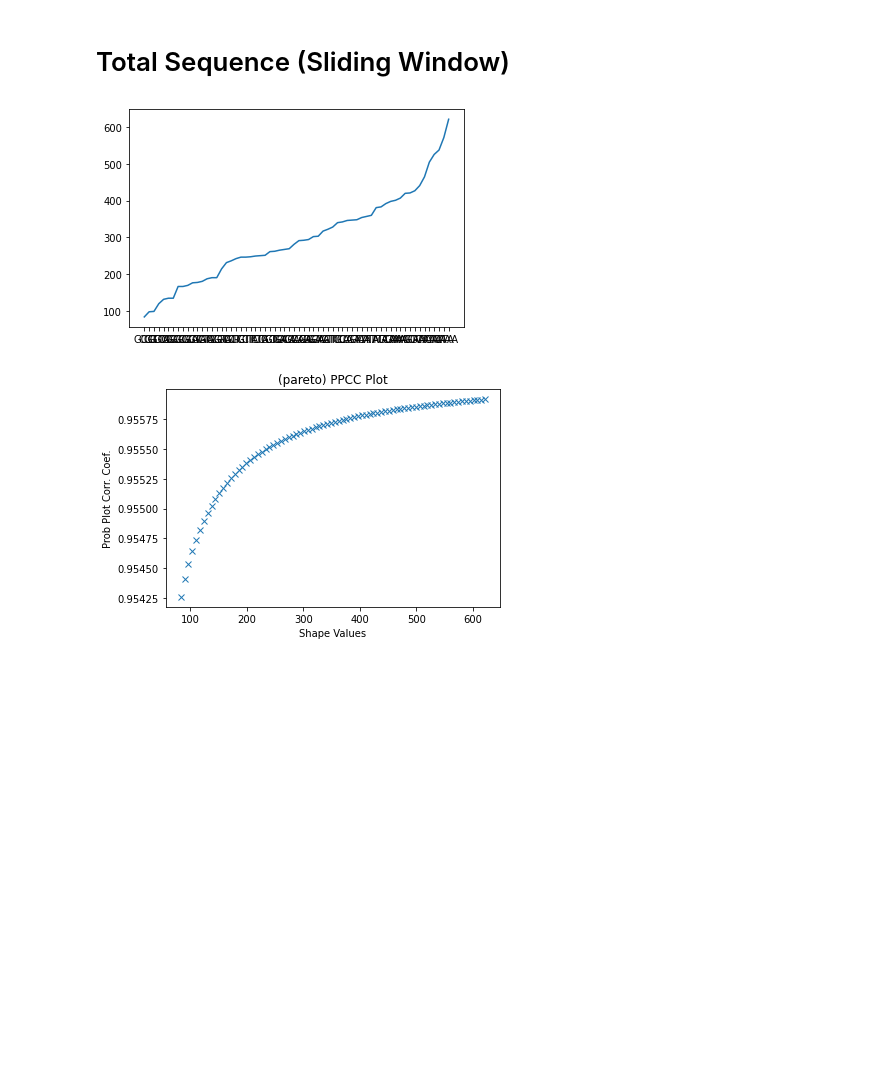
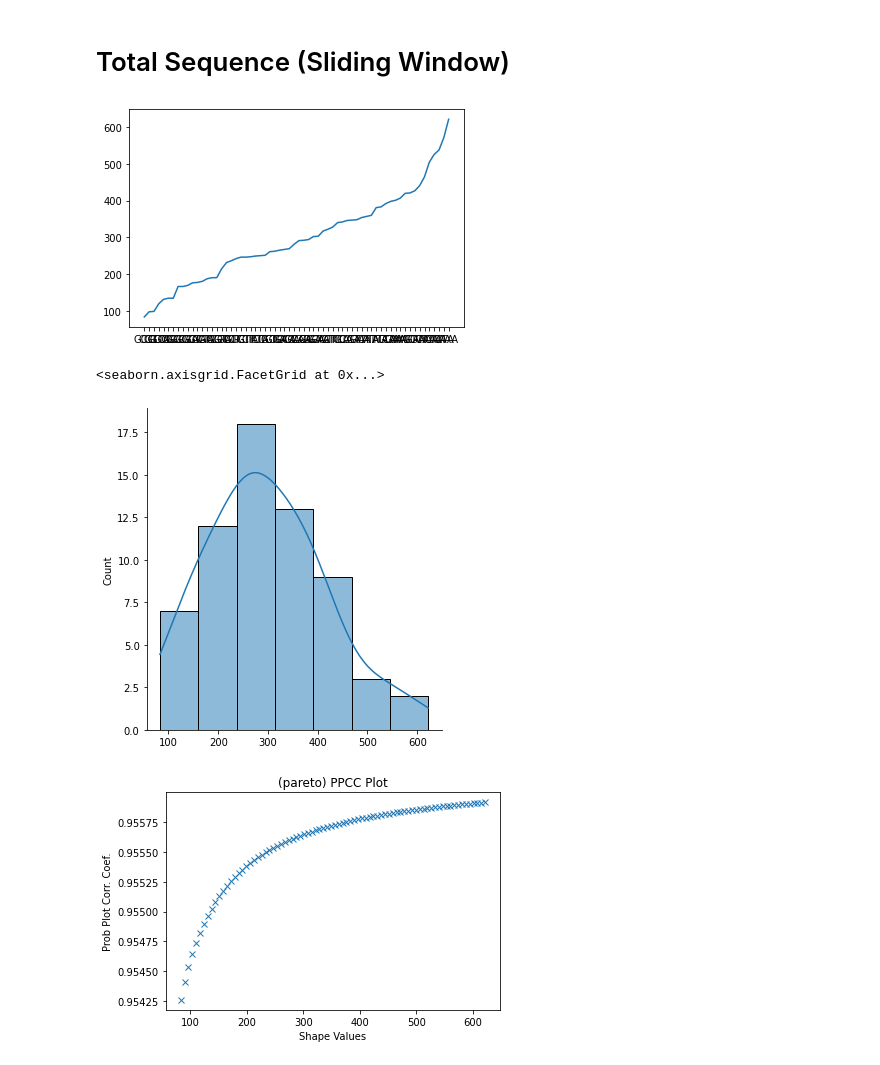
Before and after one commit to ocean-rey/rna-entropy-project, a Jupyter notebook: proof_of_concept_ebola.ipynb, the cells around one changed output. Drawn from its saved outputs; the diff is of its cells as text; code cells hidden in the pictures; blank space fills up the shorter version.

```diff
--- a/proof_of_concept_ebola.ipynb
+++ b/proof_of_concept_ebola.ipynb
@@ -85,9 +92,12 @@ total_cd_slide_sorted = sorted(total_cd_slide.items(),
 # %%
 x_total_cd_slide, y_total_cd_slide = zip(*total_cd_slide_sorted)
 plt.plot(x_total_cd_slide, y_total_cd_slide)
 plt.show()
+sns.displot(data=total_cd_slide, kde=True)
 # %% [output]
 [figure]
+<seaborn.axisgrid.FacetGrid at 0x...>
+[figure, added]
 # %%
 (svals, ppcc) = stats.ppcc_plot(x=y_total_cd_slide, a=y_total_cd_slide[0],
                                 b=y_total_cd_slide[-1], plot=plt,
```
Also changed, not shown: parts of 6 cells of this notebook, 2 other files.
